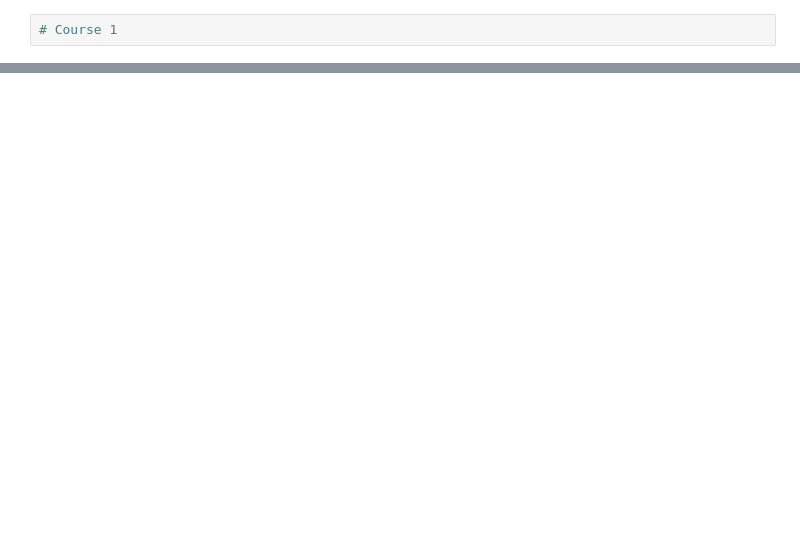
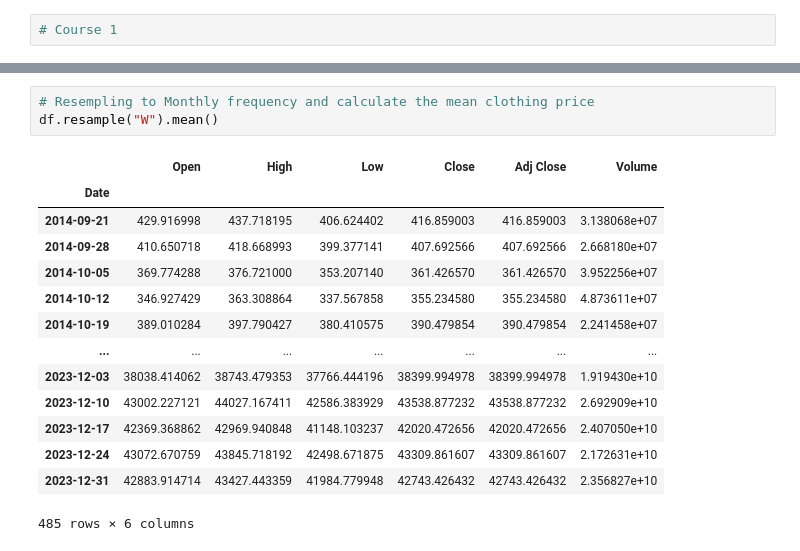
Before and after one commit to Mnr04/Time_series_analysis_course, a Jupyter notebook: Cours1_TSA.ipynb, the cells around one changed output, grey strips where cells are left out. Cells and saved outputs as stored; diff of their text form; blank space fills up the shorter version.

```diff
--- a/Cours1_TSA.ipynb
+++ b/Cours1_TSA.ipynb
@@ -16,0 +30,18 @@ df.head()
+# %%
+# Resempling to Monthly frequency and calculate the mean clothing price
+df.resample("W").mean()
+# %% [output]
+|  | Open | High | Low | Close | Adj Close | Volume |
+| Date |  |  |  |  |  |  |
+| 2014-09-21 | 429.916998 | 437.718195 | 406.624402 | 416.859003 | 416.859003 | 3.138068e+07 |
+| 2014-09-28 | 410.650718 | 418.668993 | 399.377141 | 407.692566 | 407.692566 | 2.668180e+07 |
+| 2014-10-05 | 369.774288 | 376.721000 | 353.207140 | 361.426570 | 361.426570 | 3.952256e+07 |
+| 2014-10-12 | 346.927429 | 363.308864 | 337.567858 | 355.234580 | 355.234580 | 4.873611e+07 |
+| 2014-10-19 | 389.010284 | 397.790427 | 380.410575 | 390.479854 | 390.479854 | 2.241458e+07 |
+| ... | ... | ... | ... | ... | ... | ... |
+| 2023-12-03 | 38038.414062 | 38743.479353 | 37766.444196 | 38399.994978 | 38399.994978 | 1.919430e+10 |
+| 2023-12-10 | 43002.227121 | 44027.167411 | 42586.383929 | 43538.877232 | 43538.877232 | 2.692909e+10 |
+| 2023-12-17 | 42369.368862 | 42969.940848 | 41148.103237 | 42020.472656 | 42020.472656 | 2.407050e+10 |
+| 2023-12-24 | 43072.670759 | 43845.718192 | 42498.671875 | 43309.861607 | 43309.861607 | 2.172631e+10 |
+| 2023-12-31 | 42883.914714 | 43427.443359 | 41984.779948 | 42743.426432 | 42743.426432 | 2.356827e+10 |
+485 rows × 6 columns
```
Also changed, not shown: parts of 10 cells of this notebook.
